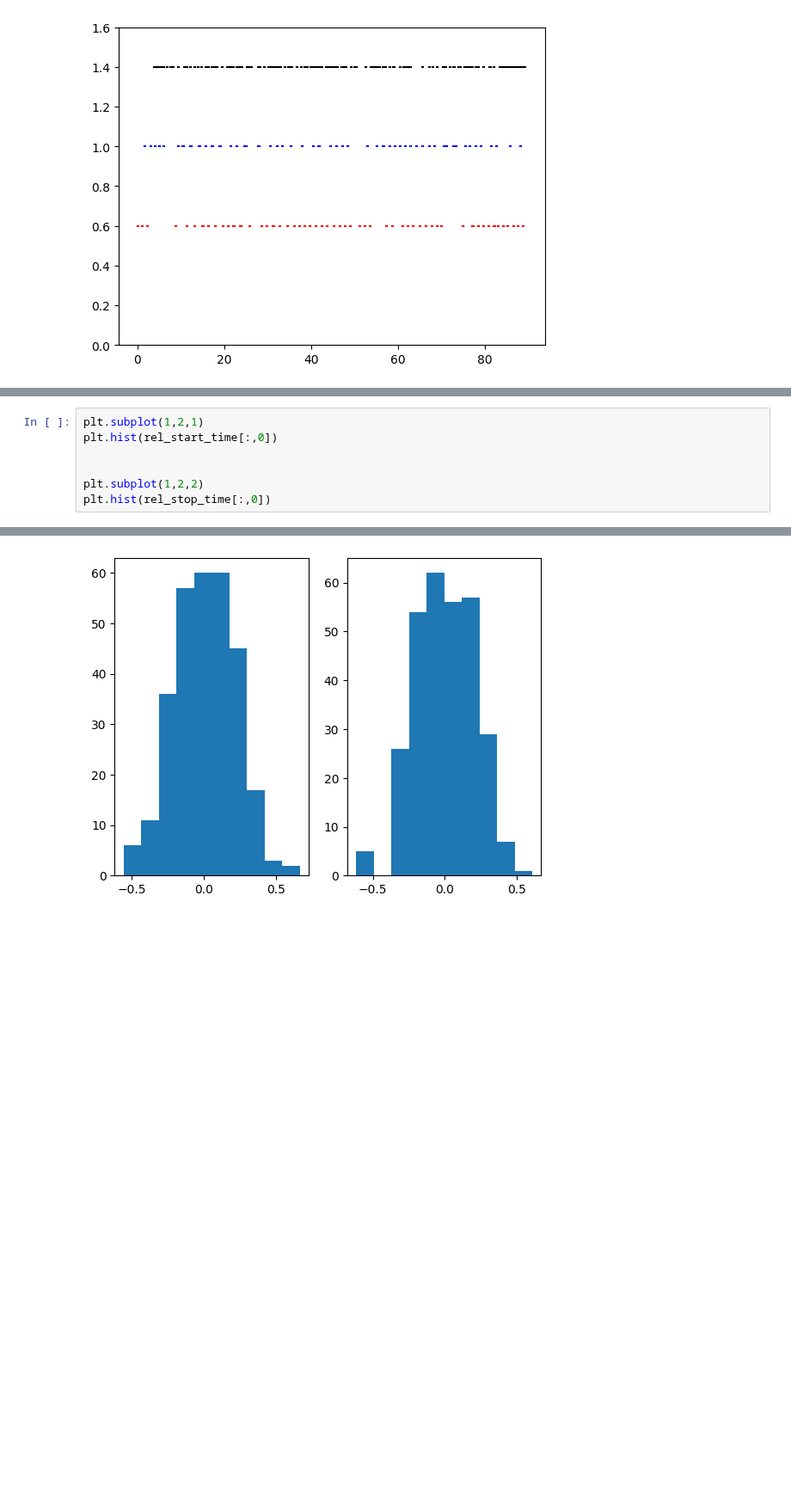
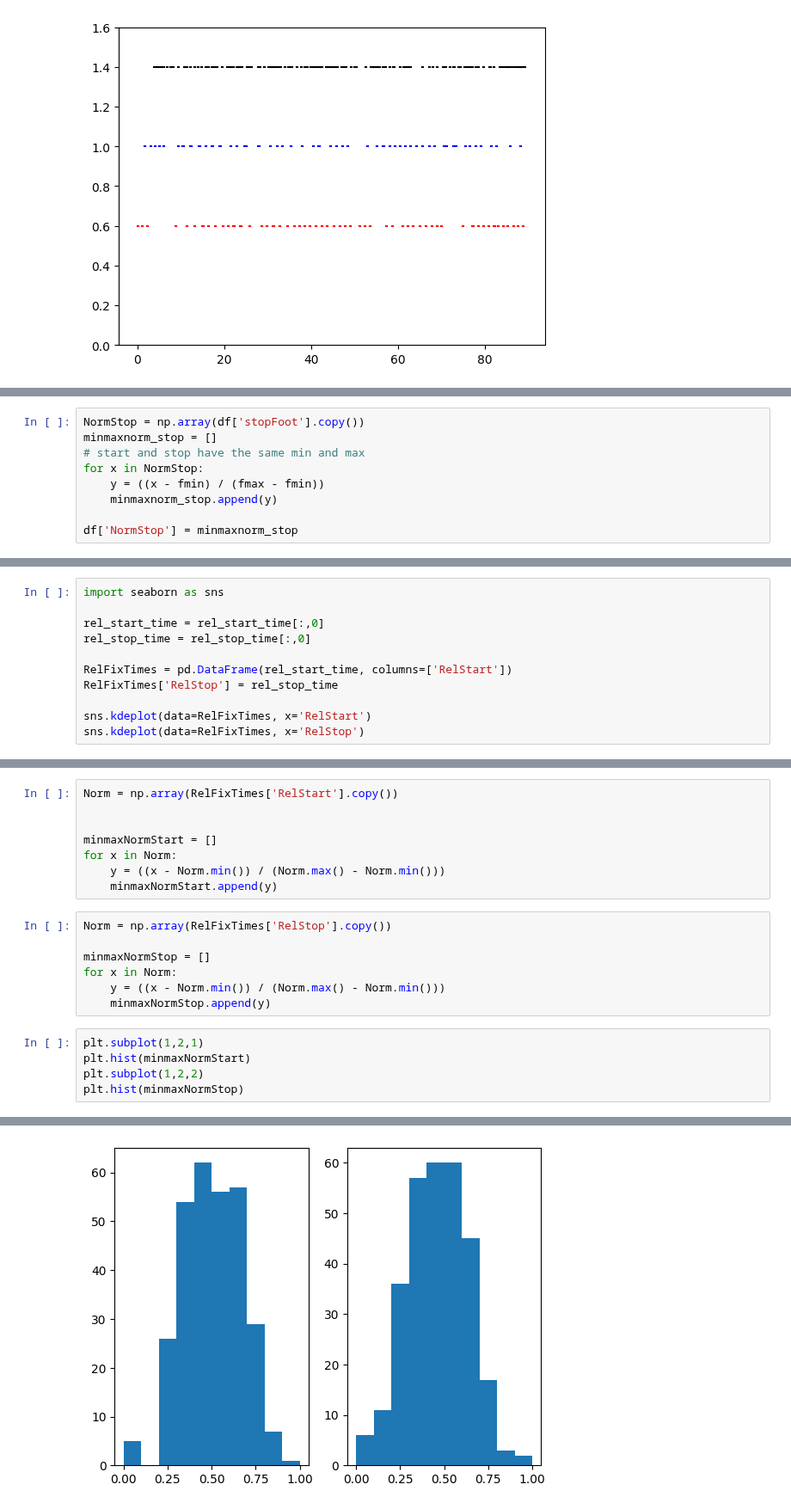
Before and after one commit to BonnenLab/visualize-skelly-laser-environment, a Jupyter notebook: fixations-vs-feet.ipynb, the cells around one changed output, grey strips where cells are left out. Shown at 86% size. Saved outputs shown, nothing was run; the diff lists cells and outputs as text; blank space fills up the shorter version.

```diff
--- a/fixations-vs-feet.ipynb
+++ b/fixations-vs-feet.ipynb
@@ -120,0 +162,9 @@ stopNearest = np.array(stop_indices)
+# %%
+NormStop = np.array(df['stopFoot'].copy())
+minmaxnorm_stop = []
+# start and stop have the same min and max
+for x in NormStop:
+    y = ((x - fmin) / (fmax - fmin))
+    minmaxnorm_stop.append(y)
+
+df['NormStop'] = minmaxnorm_stop
@@ -139,0 +236,11 @@ rel_stop_time = np.array(rel_stop_time)
+# %%
+import seaborn as sns
+
+rel_start_time = rel_start_time[:,0]
+rel_stop_time = rel_stop_time[:,0]
+
+RelFixTimes = pd.DataFrame(rel_start_time, columns=['RelStart'])
+RelFixTimes['RelStop'] = rel_stop_time
+
+sns.kdeplot(data=RelFixTimes, x='RelStart')
+sns.kdeplot(data=RelFixTimes, x='RelStop')
@@ -140,8 +250,21 @@ rel_stop_time = np.array(rel_stop_time)
+# %%
+Norm = np.array(RelFixTimes['RelStart'].copy())
+
+
+minmaxNormStart = []
+for x in Norm:
+    y = ((x - Norm.min()) / (Norm.max() - Norm.min()))
+    minmaxNormStart.append(y)
+# %%
+Norm = np.array(RelFixTimes['RelStop'].copy())
+
+minmaxNormStop = []
+for x in Norm:
+    y = ((x - Norm.min()) / (Norm.max() - Norm.min()))
+    minmaxNormStop.append(y)
 # %%
 plt.subplot(1,2,1)
-plt.hist(rel_start_time[:,0])
-
-
+plt.hist(minmaxNormStart)
 plt.subplot(1,2,2)
-plt.hist(rel_stop_time[:,0])
+plt.hist(minmaxNormStop)
 # %% [output]
@@ -152,2 +273,2 @@ plt.hist(rel_stop_time[:,0])
  <BarContainer object of 10 artists>)
-[figure, old version]
+[figure, new version]
```
Also changed, not shown: parts of 12 cells of this notebook.
